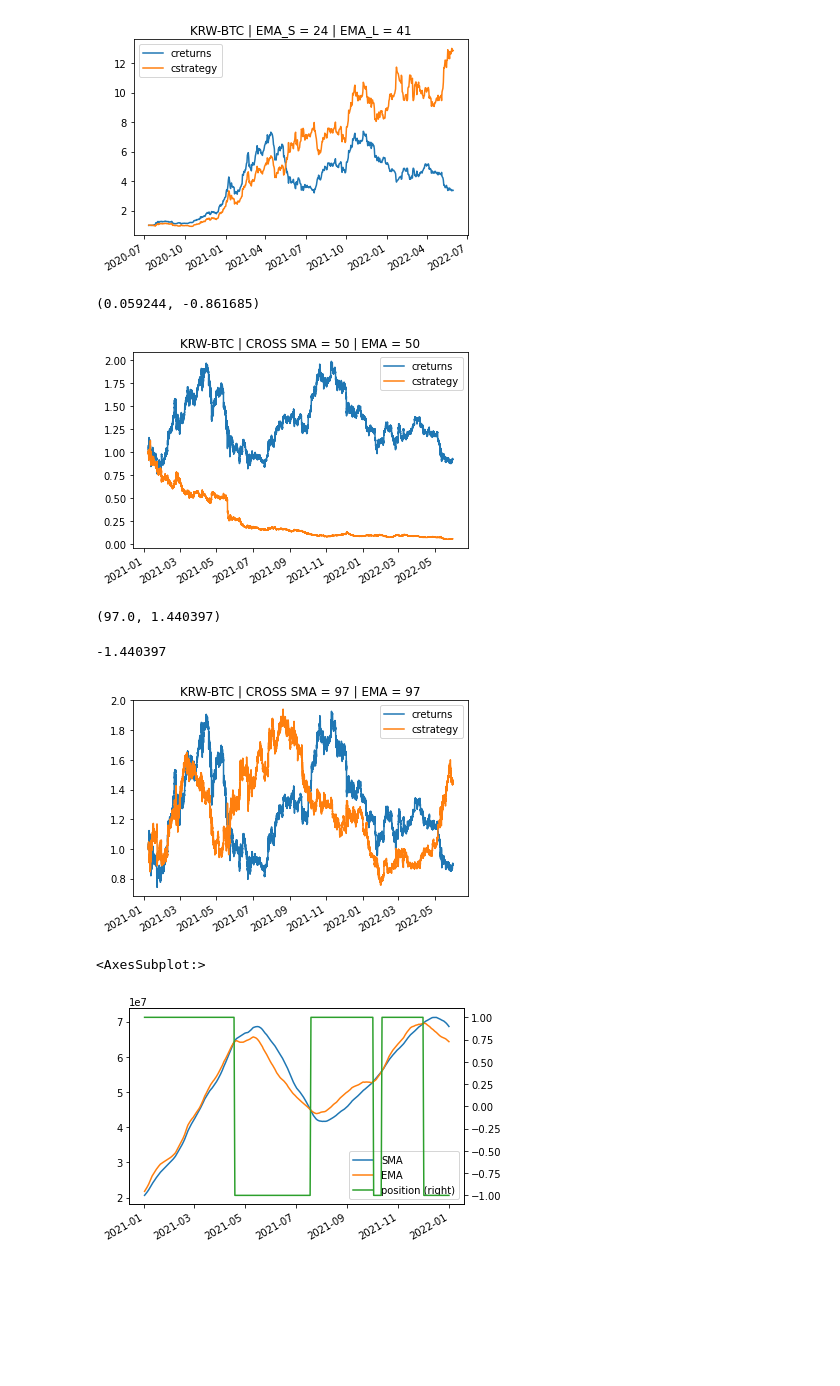
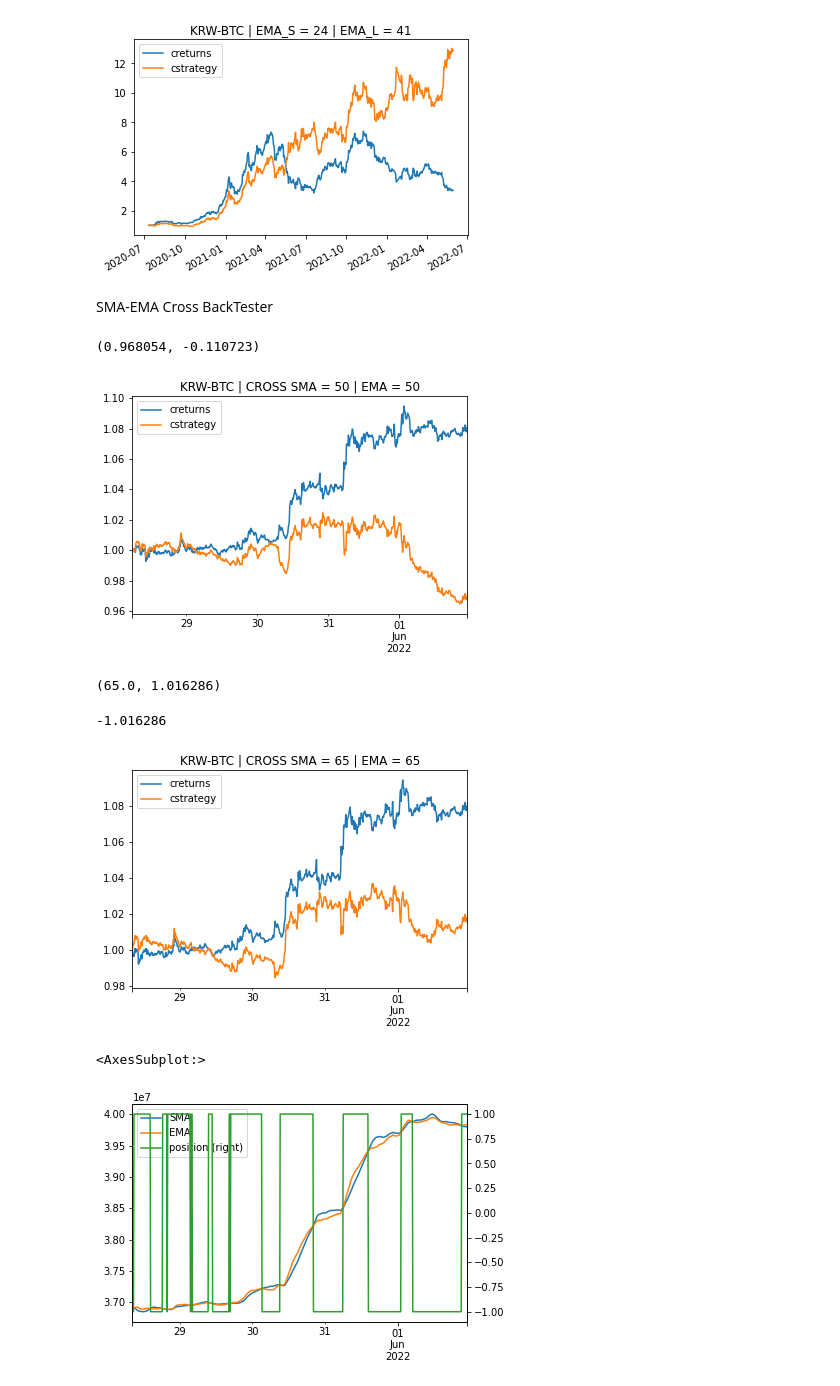
Before and after one commit to sajacaros/algo-trading, a Jupyter notebook: notebook/algo_trading_22_06_02.ipynb, the cells around one changed output. Saved outputs shown, nothing was run; the diff lists cells and outputs as text; code cells hidden in the pictures; blank space fills up the shorter version.

```diff
--- a/notebook/algo_trading_22_06_02.ipynb
+++ b/notebook/algo_trading_22_06_02.ipynb
@@ -20,32 +22,34 @@ tester.set_parameters(24, 41)
 tester.plot_returns()
 # %% [output]
 [figure]
+# %% [markdown]
+SMA-EMA Cross BackTester
 # %%
 from algobot.BackTester import CrossSmaEmaBackTester
 # %%
-tester = CrossSmaEmaBackTester("KRW-BTC", count=73000, interval="minute10")
+tester = CrossSmaEmaBackTester("KRW-BTC", count=730, interval="minute10")
 # %%
 tester.test_strategy()
 # %% [output]
-(0.059244, -0.861685)
+(0.968054, -0.110723)
 # %%
 tester.plot_returns()
 # %% [output]
-[figure, old version]
+[figure, new version]
 # %%
-tester.optimize_parameters([(20,100,1)])
+tester.optimize_parameters((20,100,1))
 # %% [output]
-(97.0, 1.440397)
+(65.0, 1.016286)
 # %%
-tester.update_and_run(97)
+tester.update_and_run(65)
 # %% [output]
--1.440397
+-1.016286
 # %%
 tester.plot_returns()
 # %% [output]
-[figure, old version]
+[figure, new version]
 # %%
-tester.results.loc["2021",["SMA","EMA","position"]].plot(secondary_y="position")
+tester.results.loc["2022",["SMA","EMA","position"]].plot(secondary_y="position")
 # %% [output]
 <AxesSubplot:>
-[figure, old version]
+[figure, new version]
```
Also changed, not shown: parts of 9 cells of this notebook, 2 other files.
